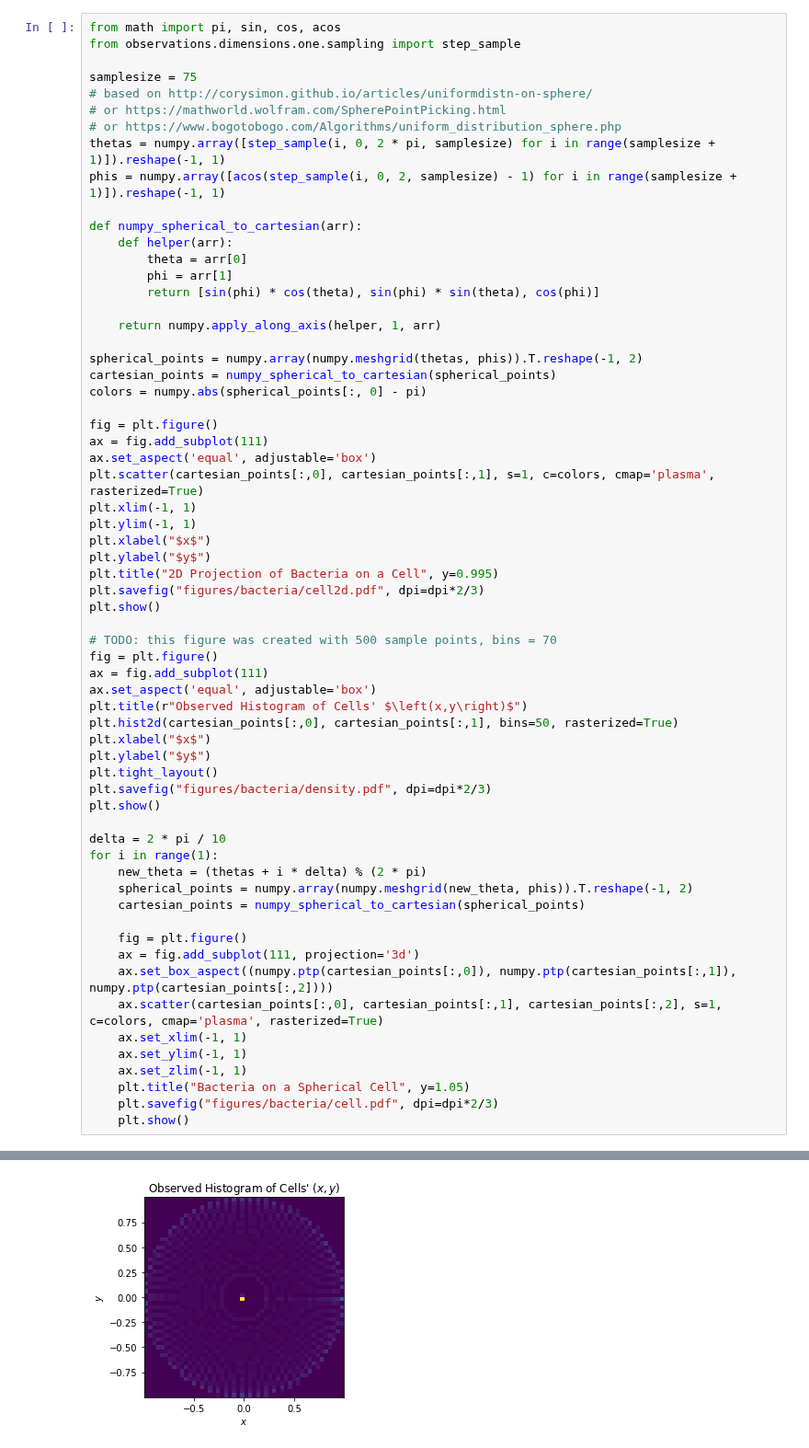
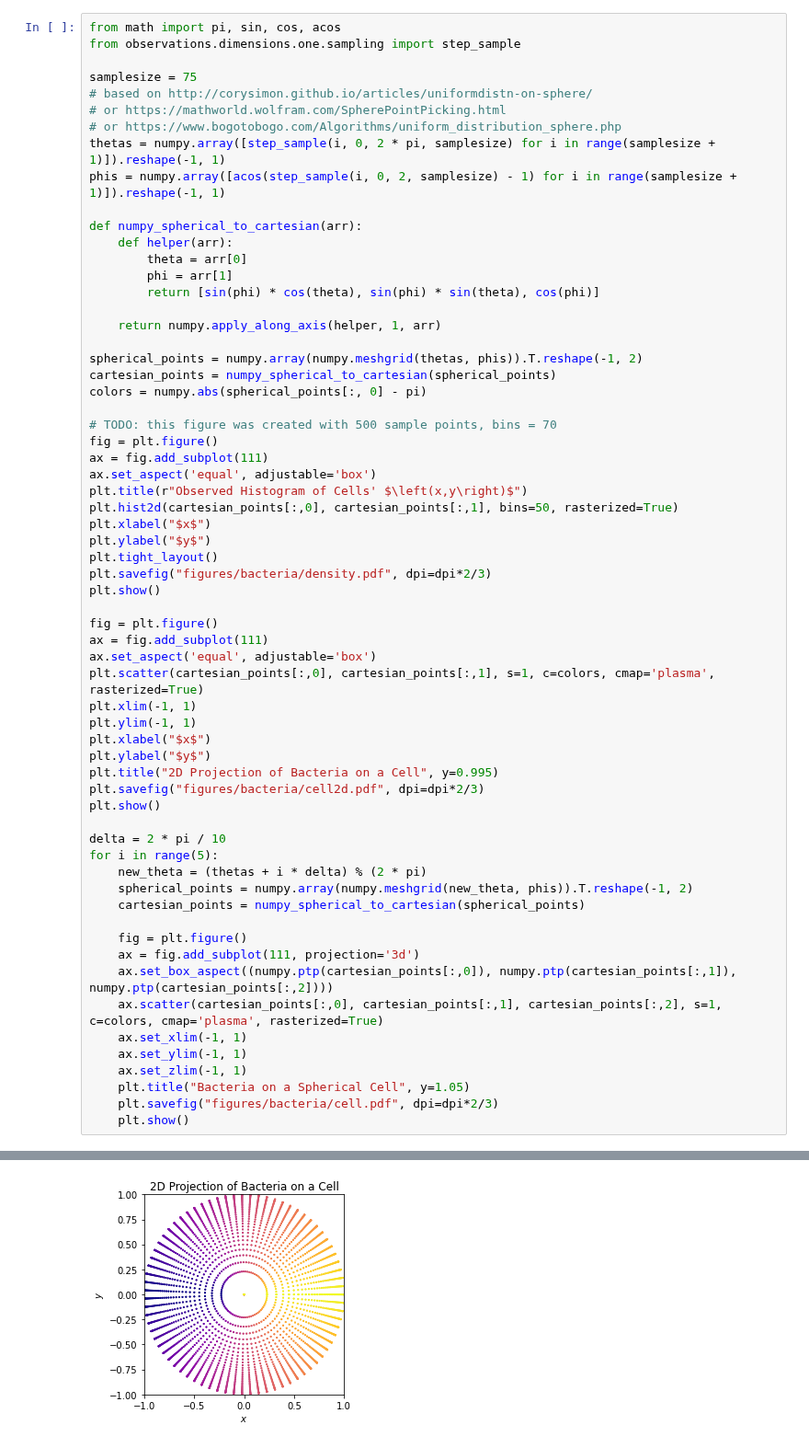
Before and after one commit to plainerman/density-transport, a Jupyter notebook: bacteria_simulation.ipynb, the cells around one changed output, grey strips where cells are left out. Shown at 92% size. Cells and saved outputs as stored; diff of their text form.

Commit message:
Some minor changes in bacteria

```diff
--- a/bacteria_simulation.ipynb
+++ b/bacteria_simulation.ipynb
@@ -37,6 +33,18 @@ spherical_points = numpy.array(numpy.meshgrid(thetas, phis)).T.reshape(-1, 2)
 cartesian_points = numpy_spherical_to_cartesian(spherical_points)
 colors = numpy.abs(spherical_points[:, 0] - pi)
 
+# TODO: this figure was created with 500 sample points, bins = 70
+fig = plt.figure()
+ax = fig.add_subplot(111)
+ax.set_aspect('equal', adjustable='box')
+plt.title(r"Observed Histogram of Cells' $\left(x,y\right)$")
+plt.hist2d(cartesian_points[:,0], cartesian_points[:,1], bins=50, rasterized=True)
+plt.xlabel("$x$")
+plt.ylabel("$y$")
+plt.tight_layout()
+plt.savefig("figures/bacteria/density.pdf", dpi=dpi*2/3)
+plt.show()
+
 fig = plt.figure()
 ax = fig.add_subplot(111)
 ax.set_aspect('equal', adjustable='box')
@@ -49,20 +57,8 @@ plt.title("2D Projection of Bacteria on a Cell", y=0.995)
 plt.savefig("figures/bacteria/cell2d.pdf", dpi=dpi*2/3)
 plt.show()
 
-# TODO: this figure was created with 500 sample points, bins = 70
-fig = plt.figure()
-ax = fig.add_subplot(111)
-ax.set_aspect('equal', adjustable='box')
-plt.title(r"Observed Histogram of Cells' $\left(x,y\right)$")
-plt.hist2d(cartesian_points[:,0], cartesian_points[:,1], bins=50, rasterized=True)
-plt.xlabel("$x$")
-plt.ylabel("$y$")
-plt.tight_layout()
-plt.savefig("figures/bacteria/density.pdf", dpi=dpi*2/3)
-plt.show()
-
 delta = 2 * pi / 10
-for i in range(1):
+for i in range(5):
     new_theta = (thetas + i * delta) % (2 * pi)
     spherical_points = numpy.array(numpy.meshgrid(new_theta, phis)).T.reshape(-1, 2)
     cartesian_points = numpy_spherical_to_cartesian(spherical_points)
@@ -82,2 +78,2 @@ for i in range(1):
-[figure, old version]
+[figure, new version]
 [figure]
```
Also changed, not shown: parts of 10 cells of this notebook.
